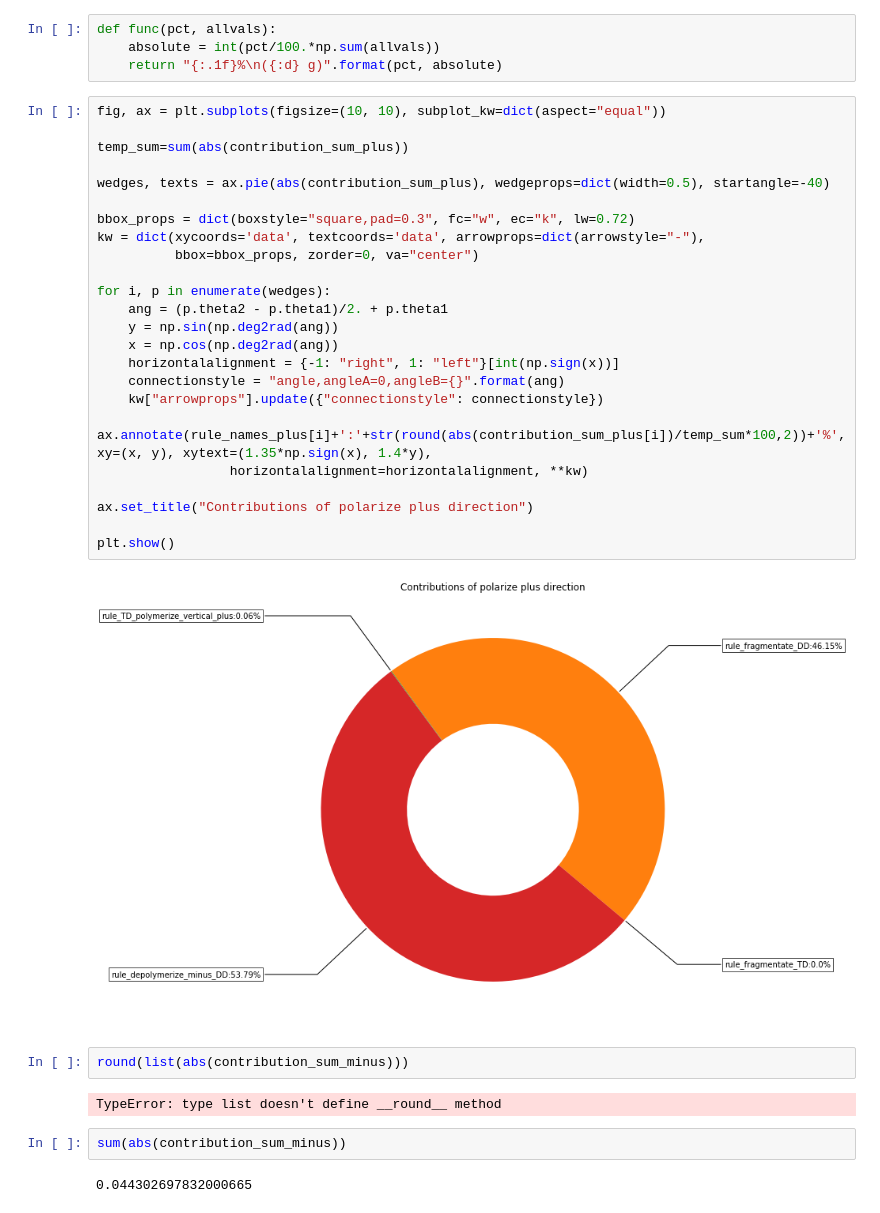
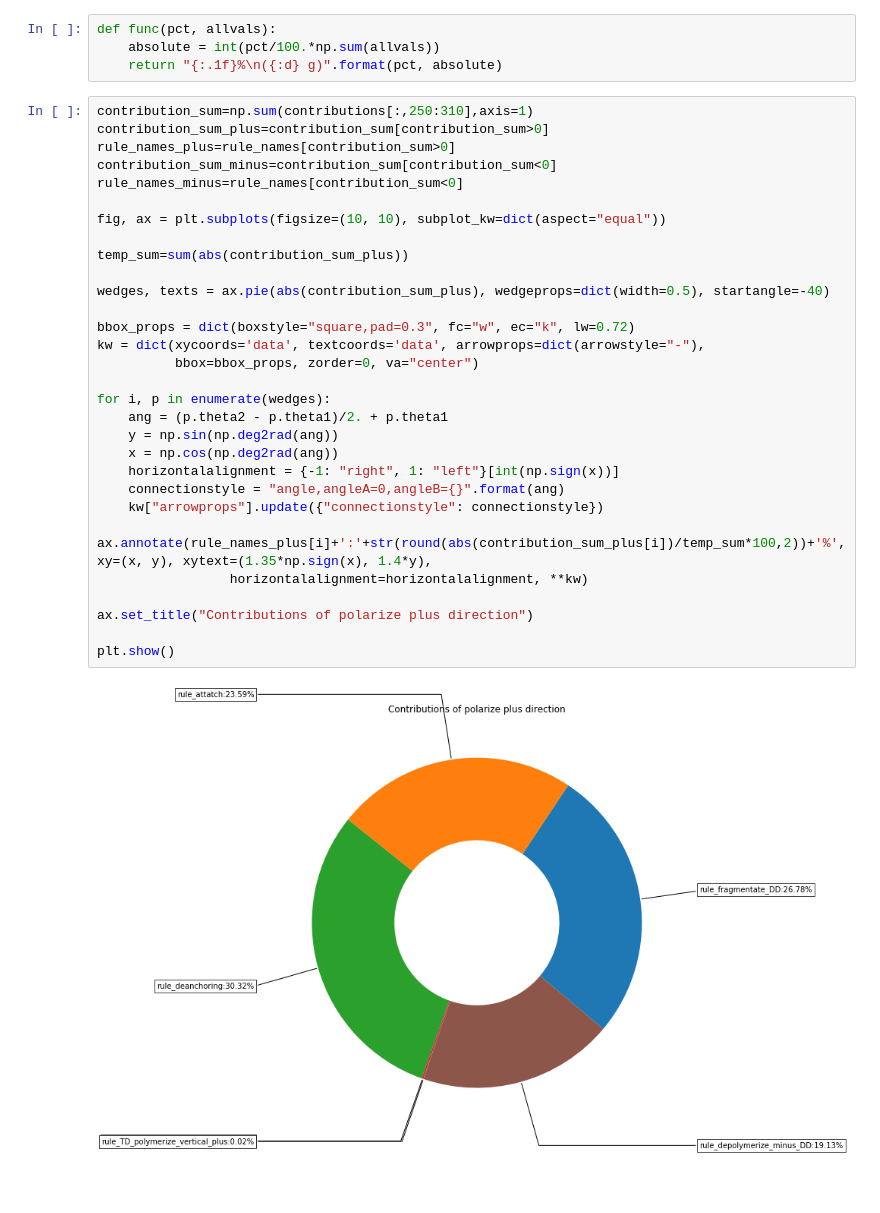
Before and after one commit to Meteoricer/OpenMP, a Jupyter notebook: Propensity_Analysis.ipynb, the cells around one changed output. Drawn from its saved outputs; the diff is of its cells as text; blank space fills up the shorter version.

```diff
--- a/Propensity_Analysis.ipynb
+++ b/Propensity_Analysis.ipynb
@@ -256,36 +160,34 @@ def func(pct, allvals):
     absolute = int(pct/100.*np.sum(allvals))
     return "{:.1f}%\n({:d} g)".format(pct, absolute)
 # %%
+contribution_sum=np.sum(contributions[:,250:310],axis=1)
+contribution_sum_plus=contribution_sum[contribution_sum>0]
+rule_names_plus=rule_names[contribution_sum>0]
+contribution_sum_minus=contribution_sum[contribution_sum<0]
+rule_names_minus=rule_names[contribution_sum<0]
+
 fig, ax = plt.subplots(figsize=(10, 10), subplot_kw=dict(aspect="equal"))
 
 temp_sum=sum(abs(contribution_sum_plus))
 
 wedges, texts = ax.pie(abs(contribution_sum_plus), wedgeprops=dict(width=0.5), startangle=-40)
 
 bbox_props = dict(boxstyle="square,pad=0.3", fc="w", ec="k", lw=0.72)
 kw = dict(xycoords='data', textcoords='data', arrowprops=dict(arrowstyle="-"),
           bbox=bbox_props, zorder=0, va="center")
 
 for i, p in enumerate(wedges):
     ang = (p.theta2 - p.theta1)/2. + p.theta1
     y = np.sin(np.deg2rad(ang))
     x = np.cos(np.deg2rad(ang))
     horizontalalignment = {-1: "right", 1: "left"}[int(np.sign(x))]
     connectionstyle = "angle,angleA=0,angleB={}".format(ang)
     kw["arrowprops"].update({"connectionstyle": connectionstyle})
     ax.annotate(rule_names_plus[i]+':'+str(round(abs(contribution_sum_plus[i])/temp_sum*100,2))+'%', xy=(x, y), xytext=(1.35*np.sign(x), 1.4*y),
                  horizontalalignment=horizontalalignment, **kw)
 
 ax.set_title("Contributions of polarize plus direction")
 
 plt.show()
 # %% [output]
-[figure, old version]
+[figure, new version]
-# %%
-round(list(abs(contribution_sum_minus)))
-# %% [output]
-TypeError: type list doesn't define __round__ method
-# %%
-sum(abs(contribution_sum_minus))
-# %% [output]
-0.044302697832000665
```
Also changed, not shown: parts of 22 cells of this notebook.
